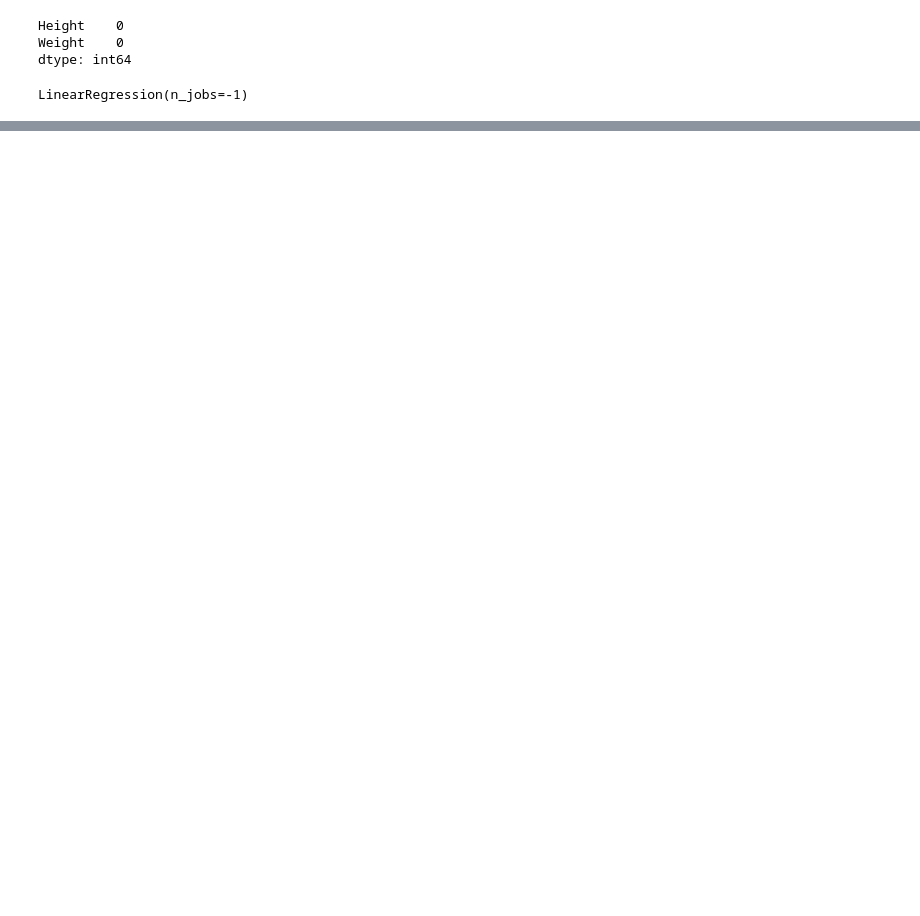
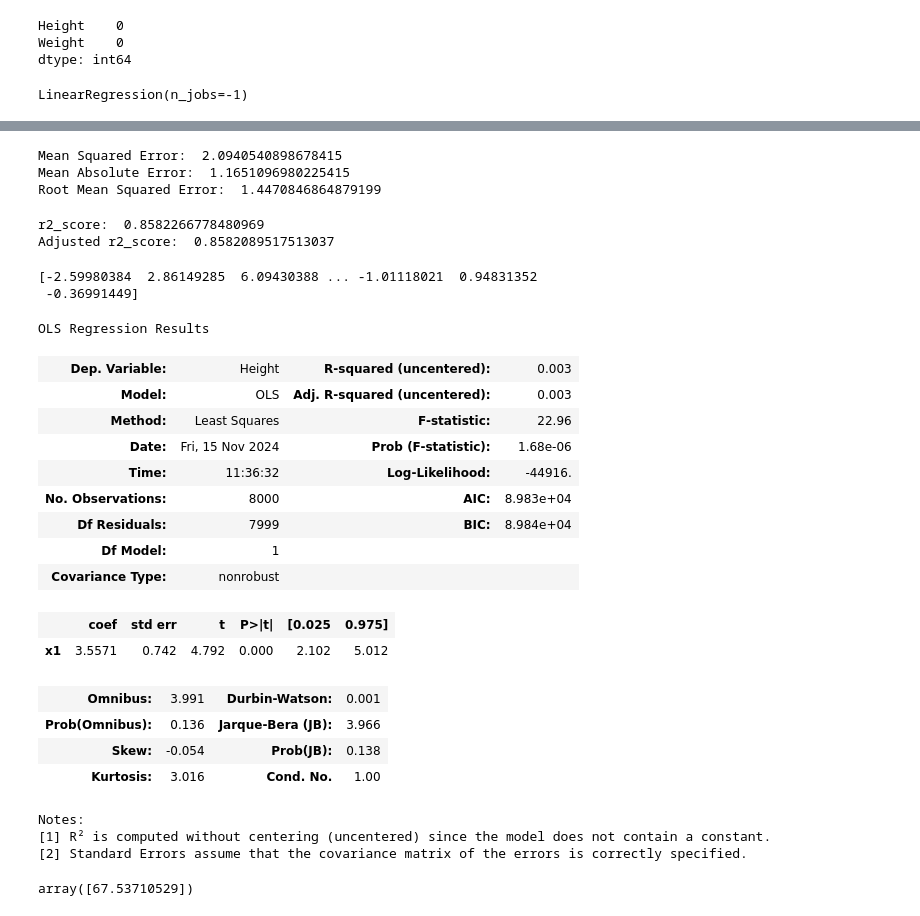
Before and after one commit to itssahilwhat/AI-Fundamentals, a Jupyter notebook: Linear Regression/Simple Linear Regression.ipynb, the cells around one changed output, grey strips where cells are left out. Cells and saved outputs as stored; diff of their text form; code cells hidden in the pictures; blank space fills up the shorter version.

```diff
--- a/Linear Regression/Simple Linear Regression.ipynb
+++ b/Linear Regression/Simple Linear Regression.ipynb
@@ -72,2 +76,58 @@ plt.show()
 # %%
 y_pred = regression.predict(X_test)
+# %%
+mse = mean_squared_error(y_test,y_pred)
+mae = mean_absolute_error(y_test,y_pred)
+rmse = np.sqrt(mse)
+print("Mean Squared Error: ",mse)
+print("Mean Absolute Error: ",mae)
+print("Root Mean Squared Error: ",rmse)
+# %% [output]
+Mean Squared Error:  2.0940540898678415
+Mean Absolute Error:  1.1651096980225415
+Root Mean Squared Error:  1.4470846864879199
+# %%
+r2=r2_score(y_test,y_pred)
+n = len(y_train)
+p = X_train.shape[1]
+adj_r2 = 1 - (1 - r2) * (n - 1) / (n - p - 1)
+
+print("r2_score: ", r2)
+print("Adjusted r2_score: ", adj_r2)
+# %% [output]
+r2_score:  0.8582266778480969
+Adjusted r2_score:  0.8582089517513037
+# %%
+model = sm.OLS(y_train,X_train).fit()
+prediction=model.predict(X_test)
+print(prediction)
+# %% [output]
+[-2.59980384  2.86149285  6.09430388 ... -1.01118021  0.94831352
+ -0.36991449]
+# %%
+model.summary()
+# %% [output]
+OLS Regression Results
+| Dep. Variable: | Height | R-squared (uncentered): | 0.003 |
+| Model: | OLS | Adj. R-squared (uncentered): | 0.003 |
+| Method: | Least Squares | F-statistic: | 22.96 |
+| Date: | Fri, 15 Nov 2024 | Prob (F-statistic): | 1.68e-06 |
+| Time: | 11:36:32 | Log-Likelihood: | -44916. |
+| No. Observations: | 8000 | AIC: | 8.983e+04 |
+| Df Residuals: | 7999 | BIC: | 8.984e+04 |
+| Df Model: | 1 |  |  |
+| Covariance Type: | nonrobust |  |  |
+|  | coef | std err | t | P>|t| | [0.025 | 0.975] |
+| x1 | 3.5571 | 0.742 | 4.792 | 0.000 | 2.102 | 5.012 |
+| Omnibus: | 3.991 | Durbin-Watson: | 0.001 |
+| Prob(Omnibus): | 0.136 | Jarque-Bera (JB): | 3.966 |
+| Skew: | -0.054 | Prob(JB): | 0.138 |
+| Kurtosis: | 3.016 | Cond. No. | 1.00 |
+Notes:
+[1] R² is computed without centering (uncentered) since the model does not contain a constant.
+[2] Standard Errors assume that the covariance matrix of the errors is correctly specified.
+# %%
+## Prediction For new data
+regression.predict(scaler.transform([[172]]))
+# %% [output]
+array([67.53710529])
```
Also changed, not shown: parts of 6 cells of this notebook.
